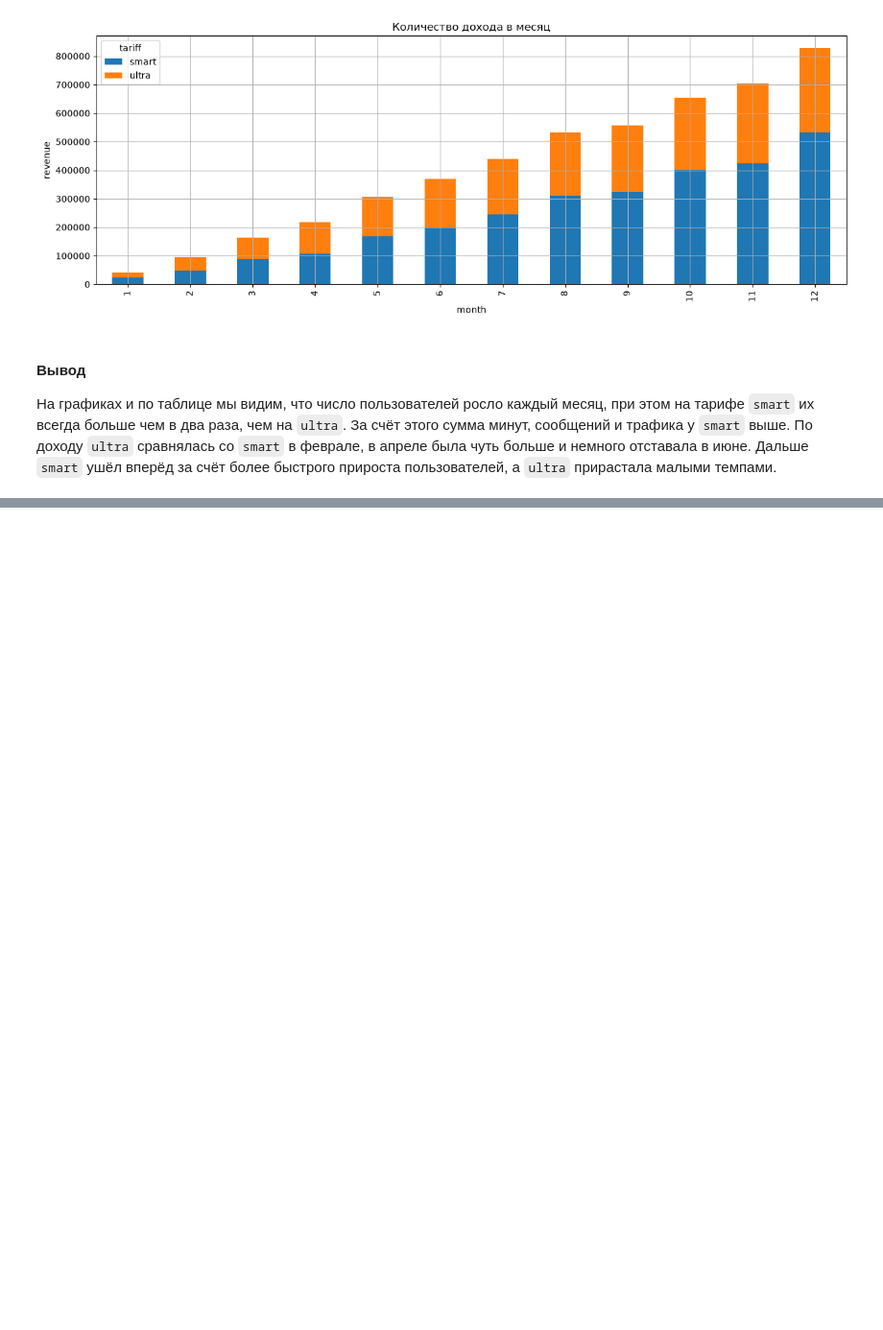
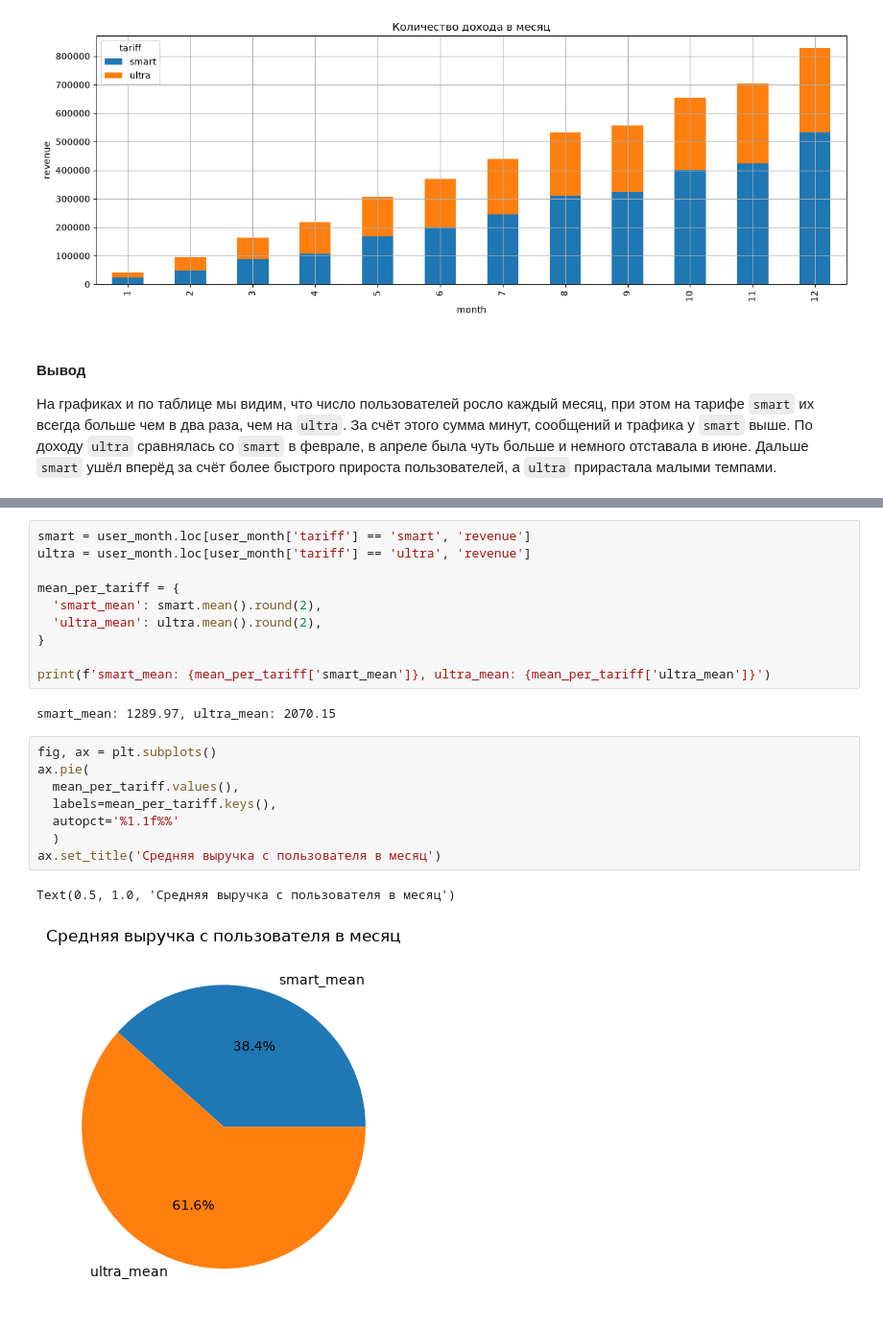
Before and after one commit to artkriukov/portfolio, a Jupyter notebook: telecom_tariff_revenue/notebooks/telecom_analysis.ipynb, the cells around one changed output, grey strips where cells are left out. Shown at 96% size. Cells and saved outputs as stored; diff of their text form; blank space fills up the shorter version.

Commit message:
[telecom_tariff_revenue] test mean revenue difference between smart and ultra

```diff
--- a/telecom_tariff_revenue/notebooks/telecom_analysis.ipynb
+++ b/telecom_tariff_revenue/notebooks/telecom_analysis.ipynb
@@ -197,0 +207,23 @@ for parameter in ['minutes_per_month', 'used_msg_per_month', 'gb_used_per_month'
+# %%
+smart = user_month.loc[user_month['tariff'] == 'smart', 'revenue']
+ultra = user_month.loc[user_month['tariff'] == 'ultra', 'revenue']
+
+mean_per_tariff = {
+  'smart_mean': smart.mean().round(2),
+  'ultra_mean': ultra.mean().round(2),
+}
+
+print(f'smart_mean: {mean_per_tariff['smart_mean']}, ultra_mean: {mean_per_tariff['ultra_mean']}')
+# %% [output]
+smart_mean: 1289.97, ultra_mean: 2070.15
+# %%
+fig, ax = plt.subplots()
+ax.pie(
+  mean_per_tariff.values(),
+  labels=mean_per_tariff.keys(),
+  autopct='%1.1f%%'
+  )
+ax.set_title('Средняя выручка с пользователя в месяц')
+# %% [output]
+Text(0.5, 1.0, 'Средняя выручка с пользователя в месяц')
+[figure, added]
```
Also changed, not shown: parts of 5 cells of this notebook, 1 other file.
